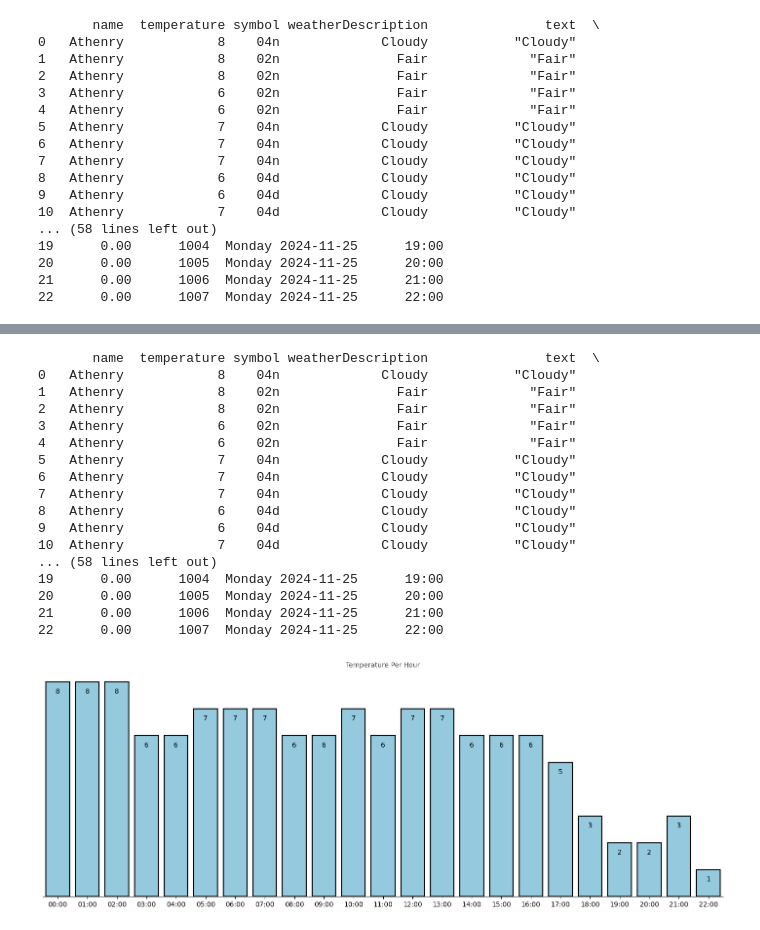
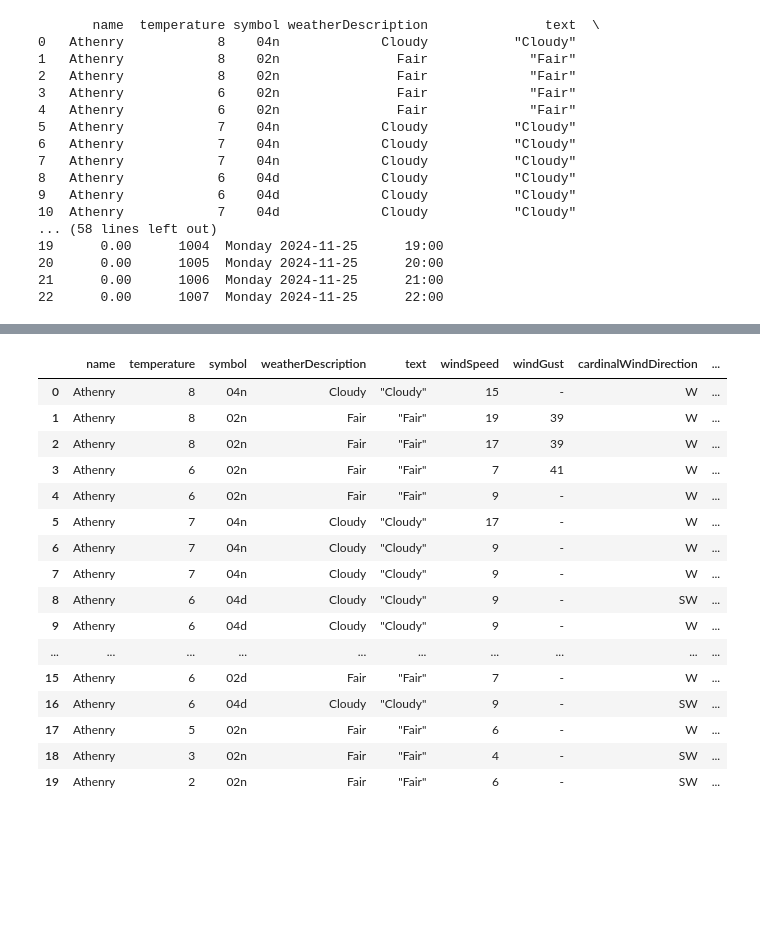
Before and after one commit to FDEgan/computer_infrastructure, a Jupyter notebook: Task_9.ipynb, the cells around one changed output, grey strips where cells are left out. Drawn from its saved outputs; the diff is of its cells as text; code cells hidden in the pictures; blank space fills up the shorter version.

```diff
--- a/Task_9.ipynb
+++ b/Task_9.ipynb
@@ -44,9 +53,3 @@ print(df)
 20      0.00      1005  Monday 2024-11-25      20:00
 21      0.00      1006  Monday 2024-11-25      21:00
 22      0.00      1007  Monday 2024-11-25      22:00
-# %%
-# Read JSON file into a pandas DataFrame
-df = pd.read_json('20241125_223027.json')
-
-# Display the DataFrame
-print(df)
@@ -80,23 +55,0 @@ df.head()
-# %%
-df['temperature'] = df['temperature'].round(0)  # Round to 0 decimal places
-
-# Display the updated DataFrame
-print(df)
-# %% [output]
-       name  temperature symbol weatherDescription               text  \
-0   Athenry            8    04n             Cloudy           "Cloudy"
-1   Athenry            8    02n               Fair             "Fair"
-2   Athenry            8    02n               Fair             "Fair"
-3   Athenry            6    02n               Fair             "Fair"
-4   Athenry            6    02n               Fair             "Fair"
-5   Athenry            7    04n             Cloudy           "Cloudy"
-6   Athenry            7    04n             Cloudy           "Cloudy"
-7   Athenry            7    04n             Cloudy           "Cloudy"
-8   Athenry            6    04d             Cloudy           "Cloudy"
-9   Athenry            6    04d             Cloudy           "Cloudy"
-10  Athenry            7    04d             Cloudy           "Cloudy"
-... (58 lines left out)
-19      0.00      1004  Monday 2024-11-25      19:00
-20      0.00      1005  Monday 2024-11-25      20:00
-21      0.00      1006  Monday 2024-11-25      21:00
-22      0.00      1007  Monday 2024-11-25      22:00
@@ -117,22 +56,20 @@ def bar_label(ax): # Defining the function and its input
-# %%
-plt.figure(figsize=(18, 6))  # Adjust width and height here
-
-axe_1 = sns.barplot(data=df, # Using the data from the dataframe created
-                  x="reportTime", # Setting species to be on the x-axis
-                  y="temperature",  # Setting sepal width to be on the y-axis
-                  color='skyblue', # Setting the color to be Sky Blue
-                  edgecolor='black', # Adding a feint black line around the bars for display purposes
-                  errorbar=None, # Removing the error bar from the graph
-                  dodge=False, # Turning off dodge on the plot so the display looks neater
-                  linewidth=1.5) # Setting the line width of the black line around the bars.
-plt.yticks([]) # Setting the tick marks to be blank by assigning an empty list.
-plt.xlabel('') # Setting the x-axis label to be blank
-plt.ylabel('') # Setting the y-axis label to be blank
-plt.title('Temperature Per Hour', # Setting the name of the plot
-           size=10, # Setting the font size of the plot
-           color='#4f4e4e') # Setting the color of the title
-
-sns.despine(left=True) # Using the despine function to remove the axis lines on the left hand side
-bar_label(axe_1) # Applying the function to the plot
-# %% [output]
-[figure, removed]
+# %%
+df.head(20) # Getting the first 20 rows to get an idea of the data
+# %% [output]
+|  | name | temperature | symbol | weatherDescription | text | windSpeed | windGust | cardinalWindDirection | ... |
+| 0 | Athenry | 8 | 04n | Cloudy | "Cloudy" | 15 | - | W | ... |
+| 1 | Athenry | 8 | 02n | Fair | "Fair" | 19 | 39 | W | ... |
+| 2 | Athenry | 8 | 02n | Fair | "Fair" | 17 | 39 | W | ... |
+| 3 | Athenry | 6 | 02n | Fair | "Fair" | 7 | 41 | W | ... |
+| 4 | Athenry | 6 | 02n | Fair | "Fair" | 9 | - | W | ... |
+| 5 | Athenry | 7 | 04n | Cloudy | "Cloudy" | 17 | - | W | ... |
+| 6 | Athenry | 7 | 04n | Cloudy | "Cloudy" | 9 | - | W | ... |
+| 7 | Athenry | 7 | 04n | Cloudy | "Cloudy" | 9 | - | W | ... |
+| 8 | Athenry | 6 | 04d | Cloudy | "Cloudy" | 9 | - | SW | ... |
+| 9 | Athenry | 6 | 04d | Cloudy | "Cloudy" | 9 | - | W | ... |
+| ... | ... | ... | ... | ... | ... | ... | ... | ... | ... |
+| 15 | Athenry | 6 | 02d | Fair | "Fair" | 7 | - | W | ... |
+| 16 | Athenry | 6 | 04d | Cloudy | "Cloudy" | 9 | - | SW | ... |
+| 17 | Athenry | 5 | 02n | Fair | "Fair" | 6 | - | W | ... |
+| 18 | Athenry | 3 | 02n | Fair | "Fair" | 4 | - | SW | ... |
+| 19 | Athenry | 2 | 02n | Fair | "Fair" | 6 | - | SW | ... |
```
Also changed, not shown: parts of 10 cells of this notebook.
